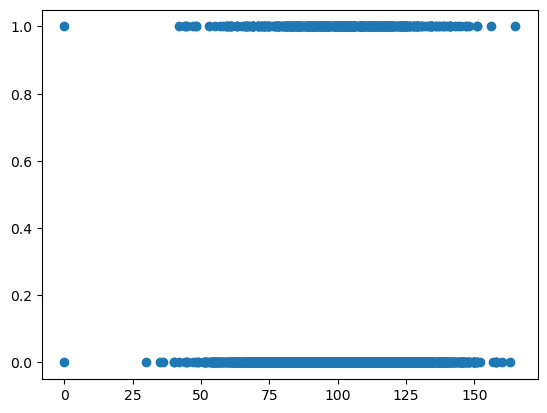
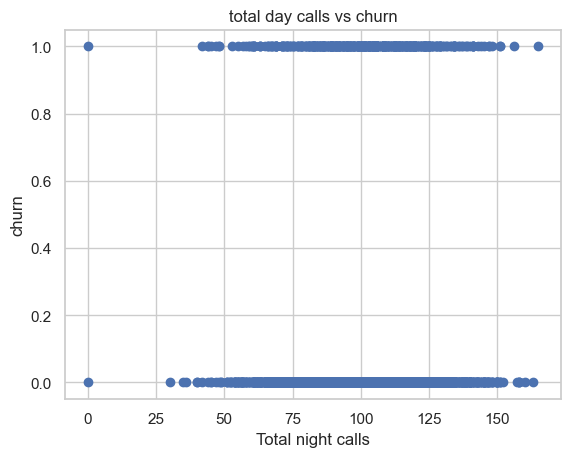
Code edit (unified diff) that turned the first committed figure into the second:
--- before
+++ after
@@ -1,2 +1,6 @@
 fig, ax = plt.subplots()
 ax.scatter(data['total day calls'], data['churn'])
+plt.title('total day calls vs churn')
+ax.set_ylabel("churn")
+ax.set_xlabel("Total night calls")
+plt.show()

Commit: main_update